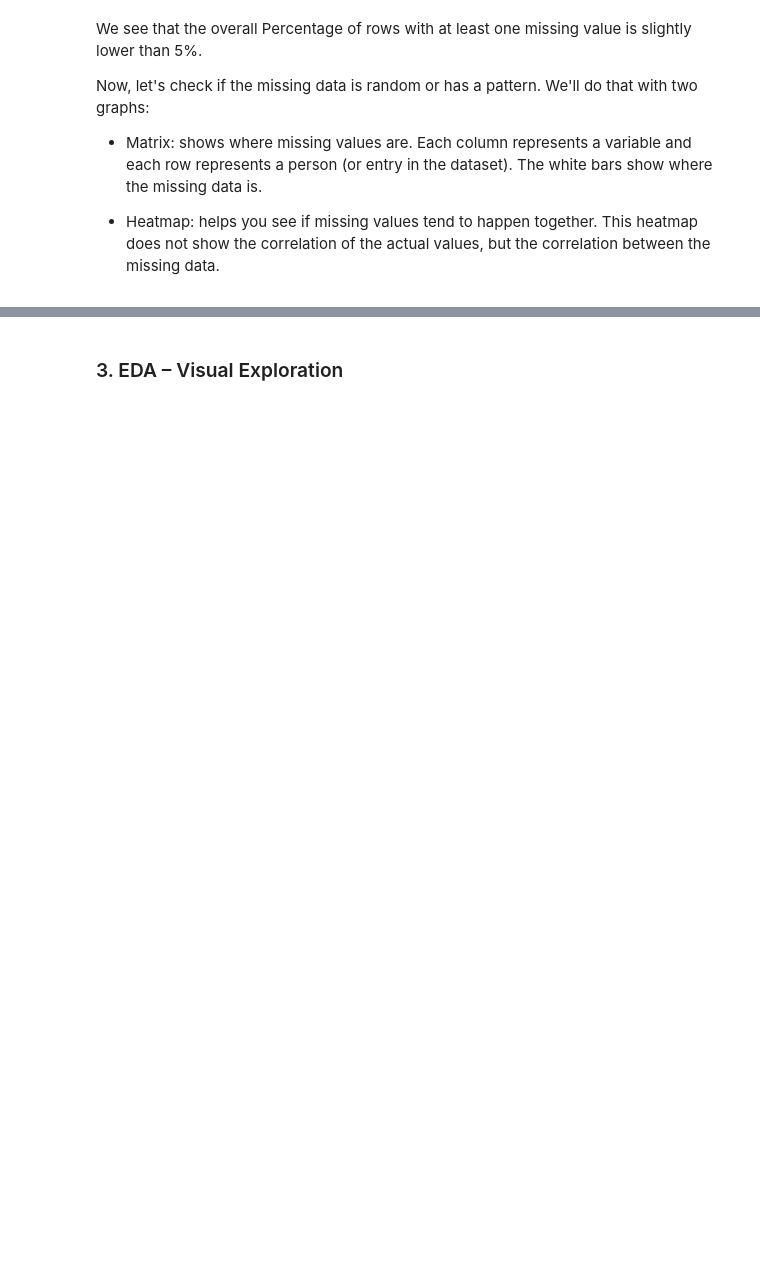
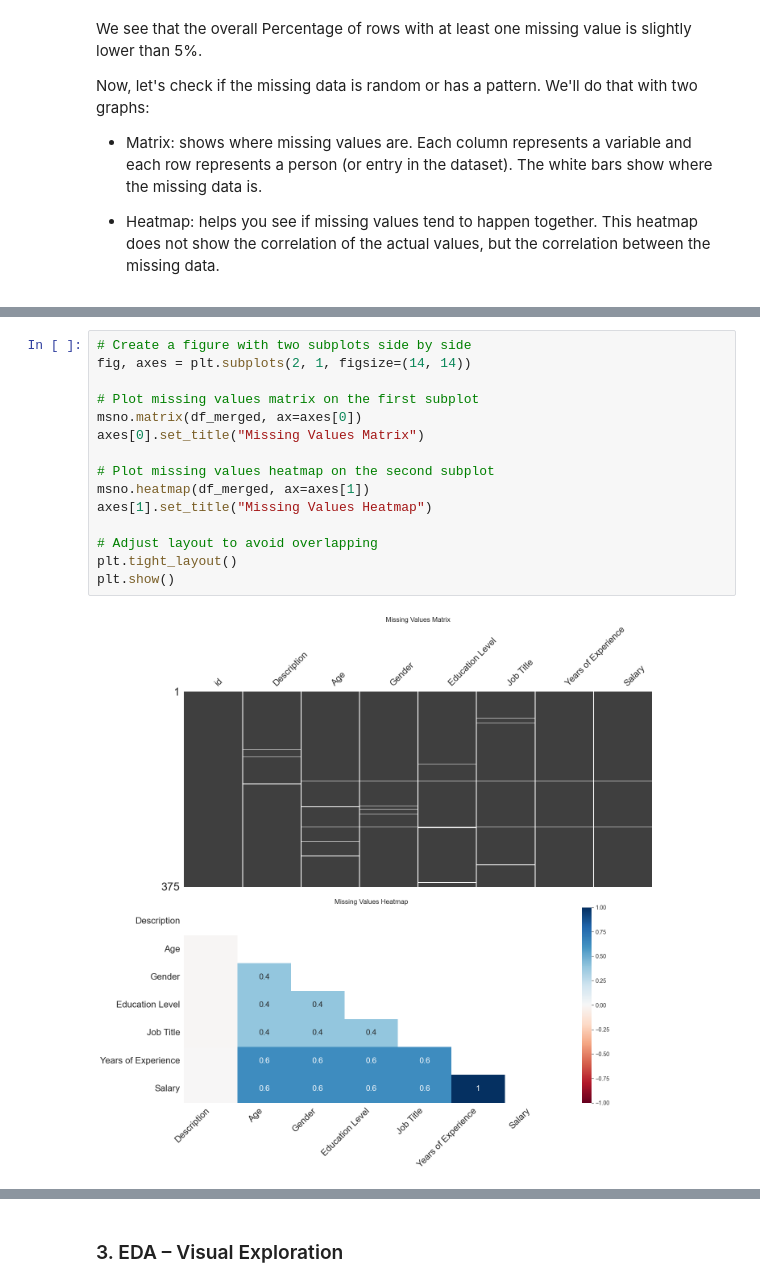
Before and after one commit to leonardoheis/fau_predic_salario, a Jupyter notebook: notebooks/main.ipynb, the cells around one changed output, grey strips where cells are left out. Drawn from its saved outputs; the diff is of its cells as text; blank space fills up the shorter version.

```diff
--- a/notebooks/main.ipynb
+++ b/notebooks/main.ipynb
@@ -233,0 +273,17 @@ Now, let's check if the missing data is random or has a pattern. We'll do that w
+# %%
+# Create a figure with two subplots side by side
+fig, axes = plt.subplots(2, 1, figsize=(14, 14))
+
+# Plot missing values matrix on the first subplot
+msno.matrix(df_merged, ax=axes[0])
+axes[0].set_title("Missing Values Matrix")
+
+# Plot missing values heatmap on the second subplot
+msno.heatmap(df_merged, ax=axes[1])
+axes[1].set_title("Missing Values Heatmap")
+
+# Adjust layout to avoid overlapping
+plt.tight_layout()
+plt.show()
+# %% [output]
+[figure, added]
```
Also changed, not shown: parts of 31 cells of this notebook, 9 other files.
